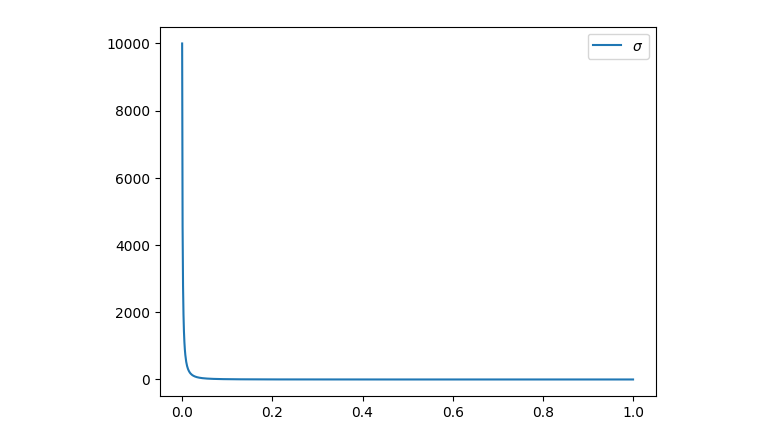
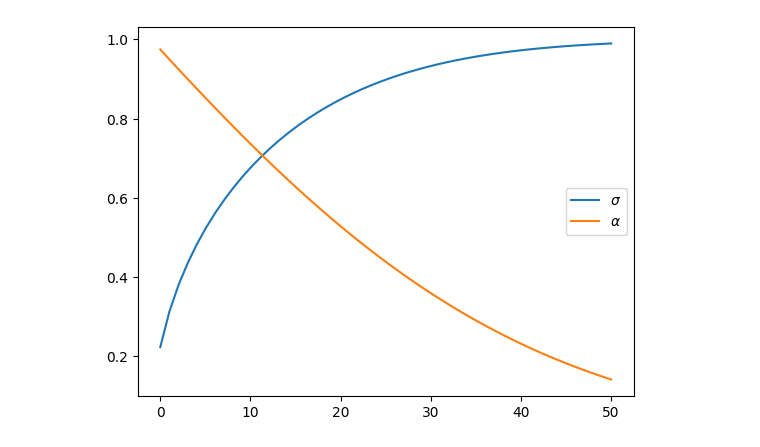
Before and after one commit to pablomlago/diffusion-project, a Jupyter notebook: visualisations.ipynb, the cells around one changed output. Cells and saved outputs as stored; diff of their text form; code cells hidden in the pictures.

```diff
--- a/visualisations.ipynb
+++ b/visualisations.ipynb
@@ -18,8 +18,17 @@ plt.show()
-# %%
-ts = jnp.linspace(0, 1, 1000)
-
-plt.plot(ts, ddpm.prod_gamma_squared/(1. - ddpm.prod_gamma_squared), label=r'$\sigma$')
-plt.legend()
-plt.show()
-# %% [output]
-[figure, removed]
+# %%
+import jax.numpy as jnp
+from schedulers import linear_schedule
+from diffusion import Config, DDPM
+import matplotlib.pyplot as plt
+
+T = 50
+config = Config(T=T, scheduler=lambda x : linear_schedule(x, t_min=0.05, t_max=0.1))
+ddpm = DDPM(config=config)
+ts = jnp.linspace(0, T, T)
+
+plt.plot(ts, jnp.sqrt(1. - ddpm.prod_gamma_squared), label=r'$\sigma$')
+plt.plot(ts, ddpm.prod_gamma, label=r'$\alpha$')
+plt.legend()
+plt.show()
+# %% [output]
+[figure, added]
```
Also changed, not shown: parts of 5 cells of this notebook, 7 other files.
